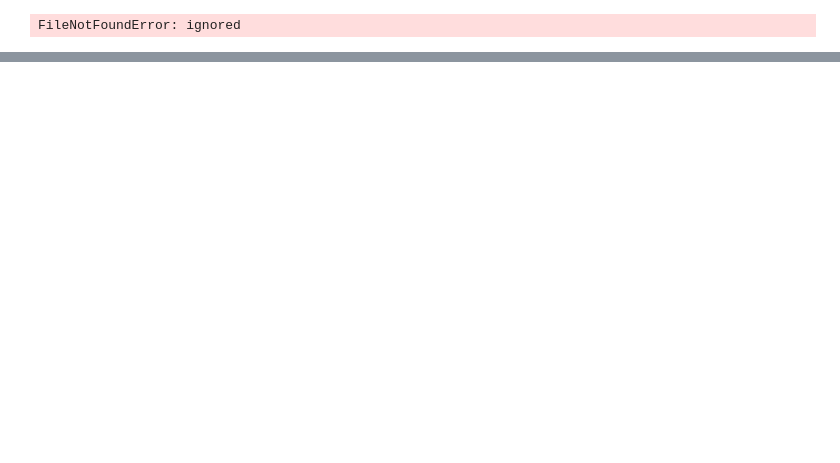
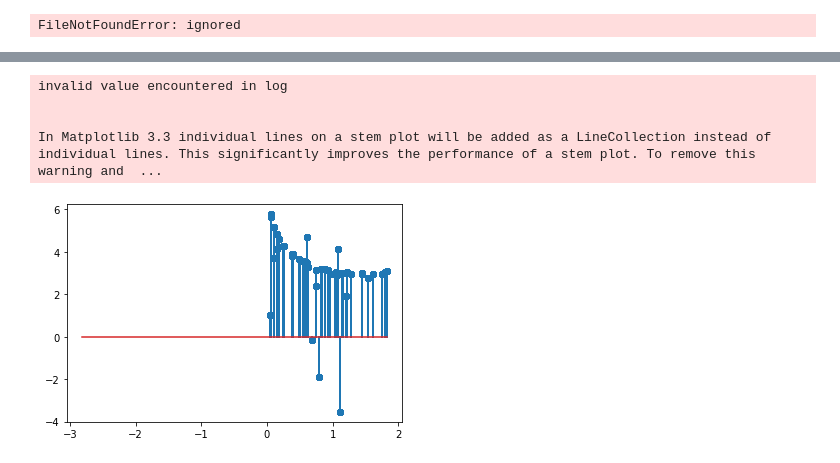
Before and after one commit to mtareqsoliman/msthesis, a Jupyter notebook: 9CCM_10202022.ipynb, the cells around one changed output, grey strips where cells are left out. Cells and saved outputs as stored; diff of their text form; code cells hidden in the pictures; blank space fills up the shorter version.

```diff
--- a/9CCM_10202022.ipynb
+++ b/9CCM_10202022.ipynb
@@ -407,0 +454,26 @@ Mapped to [ 1.         -1.41421356  0.          2.         -0.          0.
+# %%
+import matplotlib.pyplot as plt
+import numpy as np
+
+#plt.style.use('_mpl-gallery')
+
+# make data
+np.random.seed(3)
+x = NLTHA100['ecu_alpha']
+
+test_data = np.column_stack((NLTHA100['ecu_alpha'],NLTHA100['Vult_alpha']))
+poly_test_data = poly_model.fit_transform(test_data)
+y = regression_model.predict(poly_test_data)
+
+# plot
+fig, ax = plt.subplots()
+
+ax.stem(NLTHA100['ecu_alpha'], y-np.log(NLTHA100['theta']))
+
+plt.show()
+# %% [output]
+invalid value encountered in log
+
+
+In Matplotlib 3.3 individual lines on a stem plot will be added as a LineCollection instead of individual lines. This significantly improves the performance of a stem plot. To remove this warning and  ...
+[figure, added]
```
Also changed, not shown: parts of 5 cells of this notebook.
